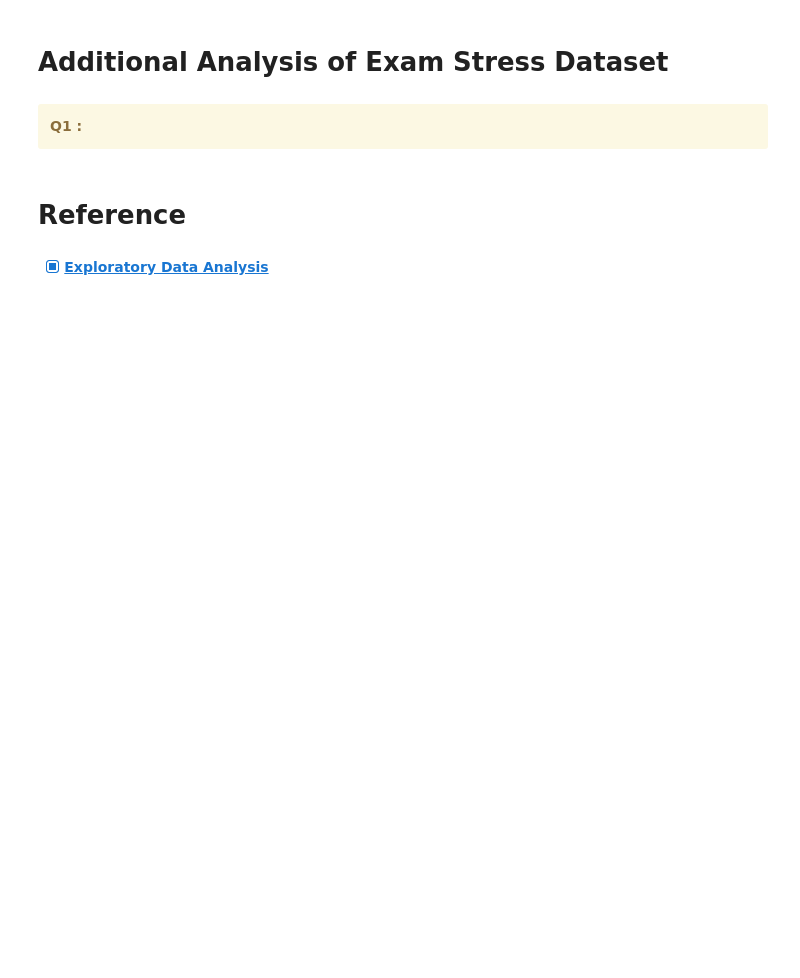
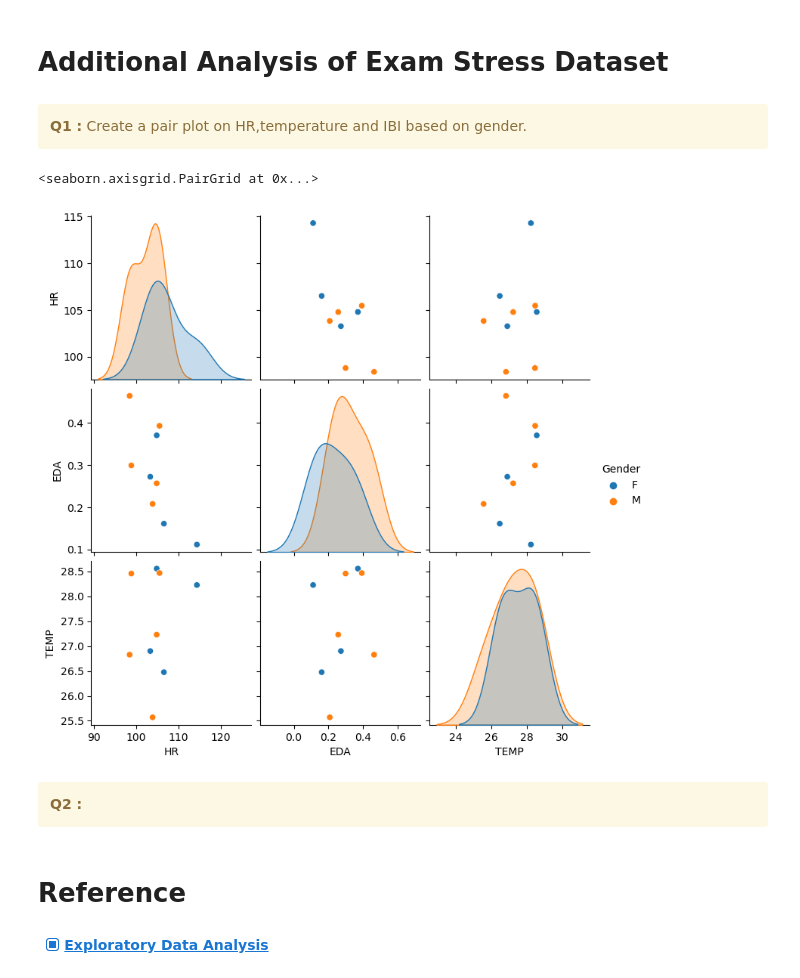
Before and after one commit to Neenu1990/Python_Hackathon_Team_8, a Jupyter notebook: Team8_PythonPioneers_Addnl_Questions.ipynb, the cells around one changed output. Drawn from its saved outputs; the diff is of its cells as text; code cells hidden in the pictures; blank space fills up the shorter version.

```diff
--- a/Team8_PythonPioneers_Addnl_Questions.ipynb
+++ b/Team8_PythonPioneers_Addnl_Questions.ipynb
@@ -46 +45,8 @@ warnings.filterwarnings('ignore')
 </div>
+# %%
+df_Demography =pd.read_excel("Exam Stress Final.xlsx",sheet_name="Demography")
+df_Grades = pd.read_excel("Exam Stress Final.xlsx")
+df_EDA =pd.read_excel("Exam Stress Final.xlsx",sheet_name="EDA")
+df_HR =pd.read_excel("Exam Stress Final.xlsx",sheet_name="HR")
+df_Temp =pd.read_excel("Exam Stress Final.xlsx",sheet_name="Temp")
+df_IBI=pd.read_excel("Exam Stress Final.xlsx",sheet_name="IBI")
@@ -46,0 +98,7 @@ warnings.filterwarnings('ignore')
+# %%
+# Fill missing values in the DataFrame 'grouped_data'.
+# The method 'fillna()' is used to handle NaN (Not a Number) values.
+# Use the 'bfill' (backward fill) method to replace NaN values.
+
+df_HR = df_HR.fillna(method='bfill')
+df_HR.info()
@@ -46,0 +148,7 @@ warnings.filterwarnings('ignore')
+# %%
+# Using the `drop_duplicates` method to remove duplicate rows from the DataFrame `HR`
+# By default, it keeps the first occurrence of each set of duplicates and returns a new DataFrame with duplicates removed.
+
+df_HR.drop_duplicates(inplace=True)
+hr_dupli = df_HR.duplicated().sum()
+print("Duplicates Removed from HR Table")
@@ -47,8 +161,30 @@ warnings.filterwarnings('ignore')
 # %% [markdown]
 #  Additional Analysis of Exam Stress Dataset
+# %% [markdown]
+<div class="alert alert-block alert-warning">
+<b>Q1 :</b> Create a pair plot on HR,temperature and IBI based on gender. </font>
+</div>
+# %%
+heart_rate = df_HR[['Student_id','HR']]
+eda=df_EDA[['Student_id','EDA']]
+temp=df_Temp[['Student_id','TEMP']]
+# Group by 'StudentID' and calculate the average hr,eda,temp for each student
+average_hr_per_student = heart_rate.groupby('Student_id')['HR'].mean().reset_index()
+average_eda_per_student = eda.groupby('Student_id')['EDA'].mean().reset_index()
+average_temp_per_student = temp.groupby('Student_id')['TEMP'].mean().reset_index()
+
+# Merge dataframes on 'Student_id'
+merged_df1 = pd.merge(average_hr_per_student, average_eda_per_student, on='Student_id')
+merged_df2 = pd.merge(merged_df1, average_temp_per_student, on='Student_id')
+merge_gender =pd.merge(merged_df2,df_Demography,on='Student_id')
+
+sns.pairplot(merge_gender, hue='Gender')
+# %% [output]
+<seaborn.axisgrid.PairGrid at 0x...>
+[figure, added]
 # %% [markdown]
 <div class="alert alert-block alert-warning">
-<b>Q1 :</b>
+<b>Q2 :</b> </font>
 </div>
 # %% [markdown]
 # Reference
```
Also changed, not shown: parts of 15 cells of this notebook.
